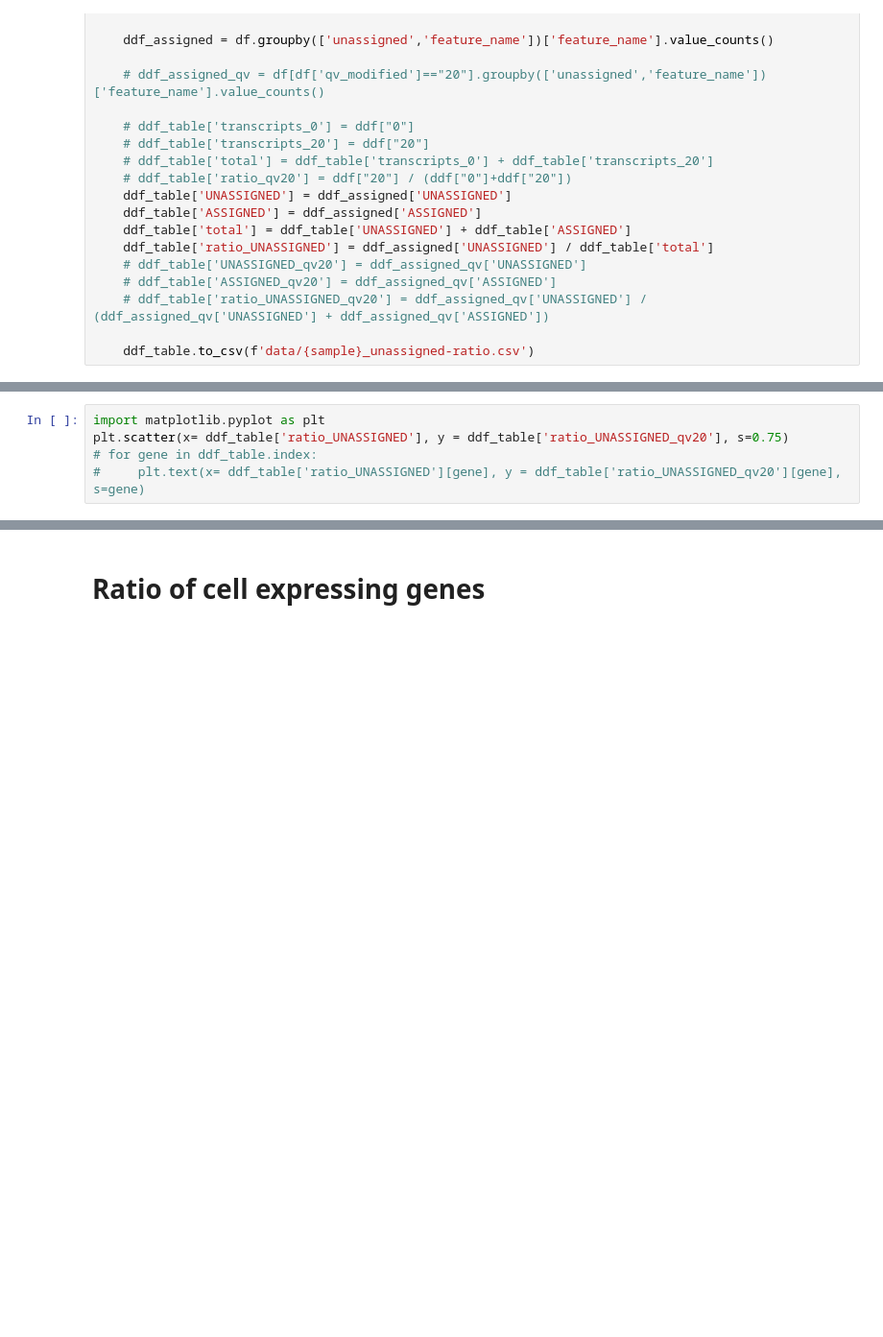
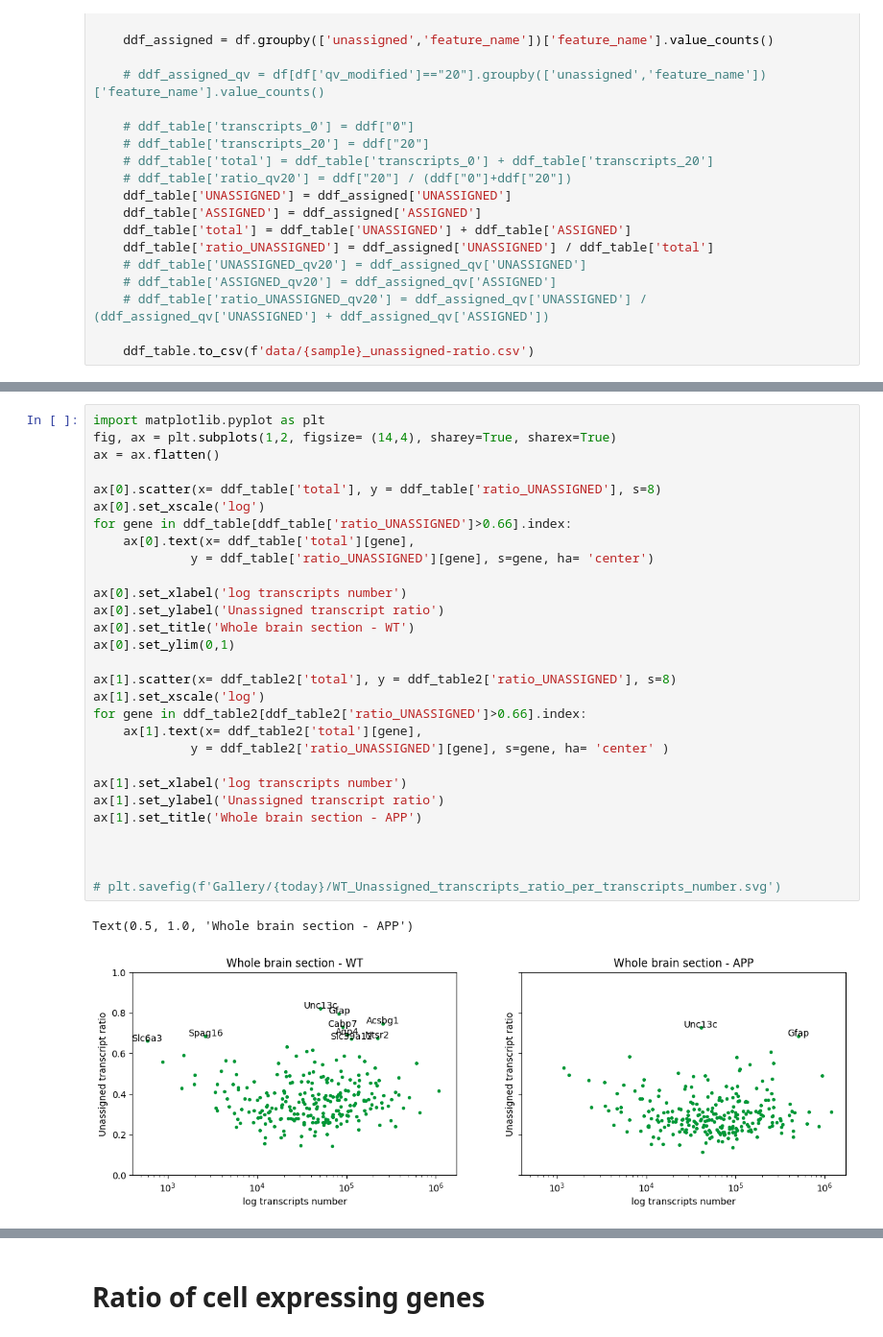
Before and after one commit to Carboneinerte/Pynda_ssc, a Jupyter notebook: v10D_Xenium_Downstream_Analysis_WIP.ipynb, the cells around one changed output, grey strips where cells are left out. Shown at 96% size. Drawn from its saved outputs; the diff is of its cells as text; blank space fills up the shorter version.

```diff
--- a/v10D_Xenium_Downstream_Analysis_WIP.ipynb
+++ b/v10D_Xenium_Downstream_Analysis_WIP.ipynb
@@ -2549,8 +2700,35 @@ for sample in samples:
 # %%
 import matplotlib.pyplot as plt
-plt.scatter(x= ddf_table['ratio_UNASSIGNED'], y = ddf_table['ratio_UNASSIGNED_qv20'], s=0.75)
-# for gene in ddf_table.index:
-#     plt.text(x= ddf_table['ratio_UNASSIGNED'][gene], y = ddf_table['ratio_UNASSIGNED_qv20'][gene], s=gene)
+fig, ax = plt.subplots(1,2, figsize= (14,4), sharey=True, sharex=True)
+ax = ax.flatten()
+
+ax[0].scatter(x= ddf_table['total'], y = ddf_table['ratio_UNASSIGNED'], s=8)
+ax[0].set_xscale('log')
+for gene in ddf_table[ddf_table['ratio_UNASSIGNED']>0.66].index:
+    ax[0].text(x= ddf_table['total'][gene],
+             y = ddf_table['ratio_UNASSIGNED'][gene], s=gene, ha= 'center')
+
+ax[0].set_xlabel('log transcripts number')
+ax[0].set_ylabel('Unassigned transcript ratio')
+ax[0].set_title('Whole brain section - WT')
+ax[0].set_ylim(0,1)
+
+ax[1].scatter(x= ddf_table2['total'], y = ddf_table2['ratio_UNASSIGNED'], s=8)
+ax[1].set_xscale('log')
+for gene in ddf_table2[ddf_table2['ratio_UNASSIGNED']>0.66].index:
+    ax[1].text(x= ddf_table2['total'][gene],
+             y = ddf_table2['ratio_UNASSIGNED'][gene], s=gene, ha= 'center' )
+
+ax[1].set_xlabel('log transcripts number')
+ax[1].set_ylabel('Unassigned transcript ratio')
+ax[1].set_title('Whole brain section - APP')
+
+
+
+# plt.savefig(f'Gallery/{today}/WT_Unassigned_transcripts_ratio_per_transcripts_number.svg')
+# %% [output]
+Text(0.5, 1.0, 'Whole brain section - APP')
+[figure, added]
 # %%
 plt.scatter(x= ddf2['ratio_UNASSIGNED'], y = ddf2['ratio_UNASSIGNED_qv20'], s=1.5)
 # for gene in ddf2.index:
```
Also changed, not shown: parts of 20 cells of this notebook.
